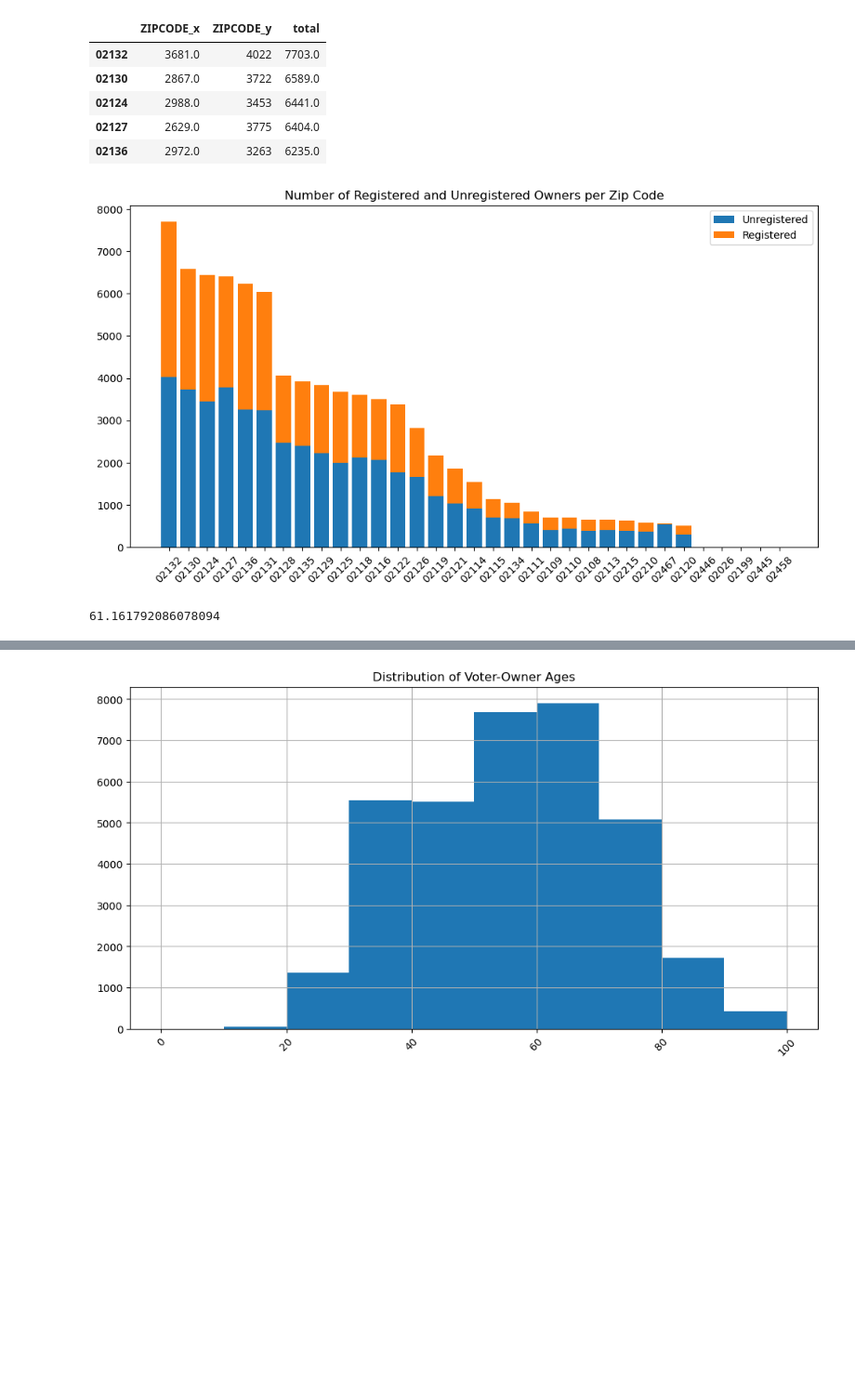
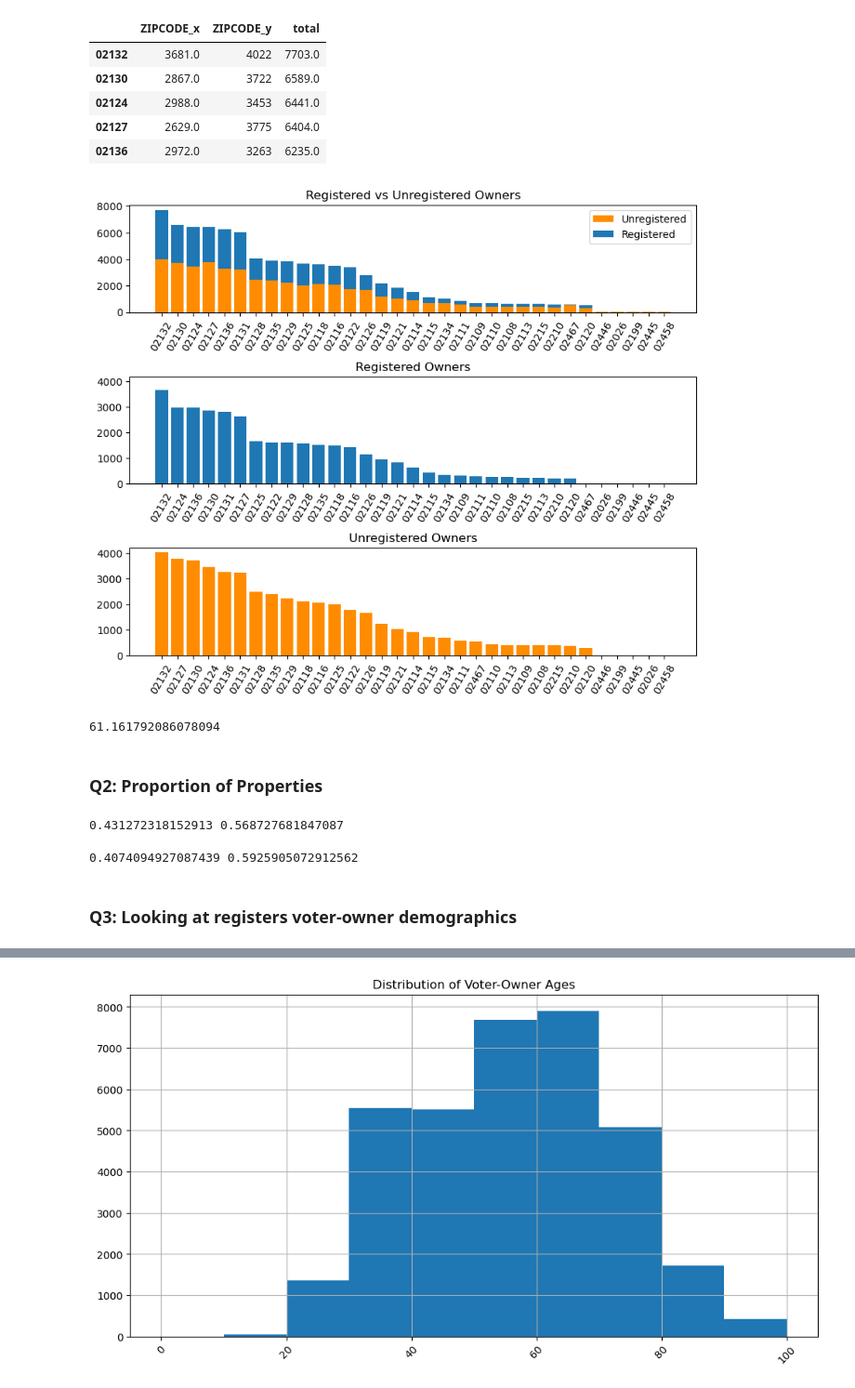
Before and after one commit to BU-Spark/ds-councilor-louijeune-small-landlord, a Jupyter notebook: fall22-team-5/deliverable4/extension_qs.ipynb, the cells around one changed output, grey strips where cells are left out. Shown at 93% size. Saved outputs shown, nothing was run; the diff lists cells and outputs as text; code cells hidden in the pictures; blank space fills up the shorter version.

```diff
--- a/fall22-team-5/deliverable4/extension_qs.ipynb
+++ b/fall22-team-5/deliverable4/extension_qs.ipynb
@@ -126,7 +146,7 @@ test = boston_voters[name_cols].iloc[371183,:]
 
 boston_voters["formatted_name"] = boston_voters[name_cols].apply(lambda x: agg_names(x), axis = 1)
 # %%
-cols1 = ["OWNER","ZIPCODE"]
+cols1 = ["OWNER","ZIPCODE", "RES_UNITS"]
 cols2 = ["formatted_name","Voters_Gender", "Voters_Age", "Parties_Description", "Ethnic_Description"]
 
 owner_occ_overlay = pd.merge(owner_occupied[cols1],
@@ -154,21 +176,55 @@ zip_counts.head()
 | 02124 | 2988.0 | 3453 | 6441.0 |
 | 02127 | 2629.0 | 3775 | 6404.0 |
 | 02136 | 2972.0 | 3263 | 6235.0 |
-# %%
-plt.figure(figsize = (12,6))
-plt.title("Number of Registered and Unregistered Owners per Zip Code")
-plt.bar(zip_counts.index, zip_counts["ZIPCODE_y"], label = "Unregistered")
-plt.bar(zip_counts.index, zip_counts["ZIPCODE_x"], bottom=zip_counts["ZIPCODE_y"], label = "Registered")
-plt.legend()
-plt.xticks(rotation = 45)
-plt.show()
-# %% [output]
-[figure, removed]
+# %%
+fig, axes = plt.subplots(3, 1, figsize = (10,8))
+plt.subplots_adjust(hspace=0.6)
+axes[0].set_title("Registered vs Unregistered Owners")
+axes[0].bar(zip_counts.index, zip_counts["ZIPCODE_y"], label = "Unregistered", color = 	"#FF8C00")
+axes[0].bar(zip_counts.index, zip_counts["ZIPCODE_x"], bottom=zip_counts["ZIPCODE_y"], label = "Registered")
+axes[0].legend()
+axes[0].set_xticks(zip_counts.index)
+axes[0].set_xticklabels(zip_counts.index, rotation = 60, fontsize = 10)
+
+sorted_x = zip_counts.sort_values("ZIPCODE_x", ascending = False)
+axes[1].set_title("Registered Owners")
+axes[1].bar(sorted_x.index, sorted_x["ZIPCODE_x"])
+axes[1].set_xticks(sorted_x.index)
+axes[1].set_xticklabels(sorted_x.index, rotation = 60, fontsize = 10)
+axes[1].set_ylim(0,4200)
+
+sorted_y = zip_counts.sort_values("ZIPCODE_y", ascending = False)
+axes[2].set_title("Unregistered Owners")
+axes[2].bar(sorted_y.index, sorted_y["ZIPCODE_y"],color = "#FF8C00")
+axes[2].set_xticks(sorted_y.index)
+axes[2].set_xticklabels(sorted_y.index, rotation = 60, fontsize = 10)
+axes[2].set_ylim(0,4200)
+
+plt.show()
+# %% [output]
+[figure, added]
 # %%
 prop = zip_counts["ZIPCODE_y"]/zip_counts["total"] * 100
 prop.mean()
 # %% [output]
 61.161792086078094
+# %% [markdown]
+### Q2: Proportion of Properties
+# %%
+print(len(registered_owner_occ) / len(owner_occ_overlay), len(unregistered_owner_occ)/len(owner_occ_overlay))
+# %% [output]
+0.431272318152913 0.568727681847087
+# %%
+registered_units = registered_owner_occ["RES_UNITS"].sum()
+unregistered_units = unregistered_owner_occ["RES_UNITS"].sum()
+
+total = registered_units + unregistered_units
+
+print(registered_units / total, unregistered_units / total)
+# %% [output]
+0.4074094927087439 0.5925905072912562
+# %% [markdown]
+### Q3: Looking at registers voter-owner demographics
 # %%
 registered_owner_occ.head()
 # %% [output]
```
Also changed, not shown: parts of 6 cells of this notebook.
